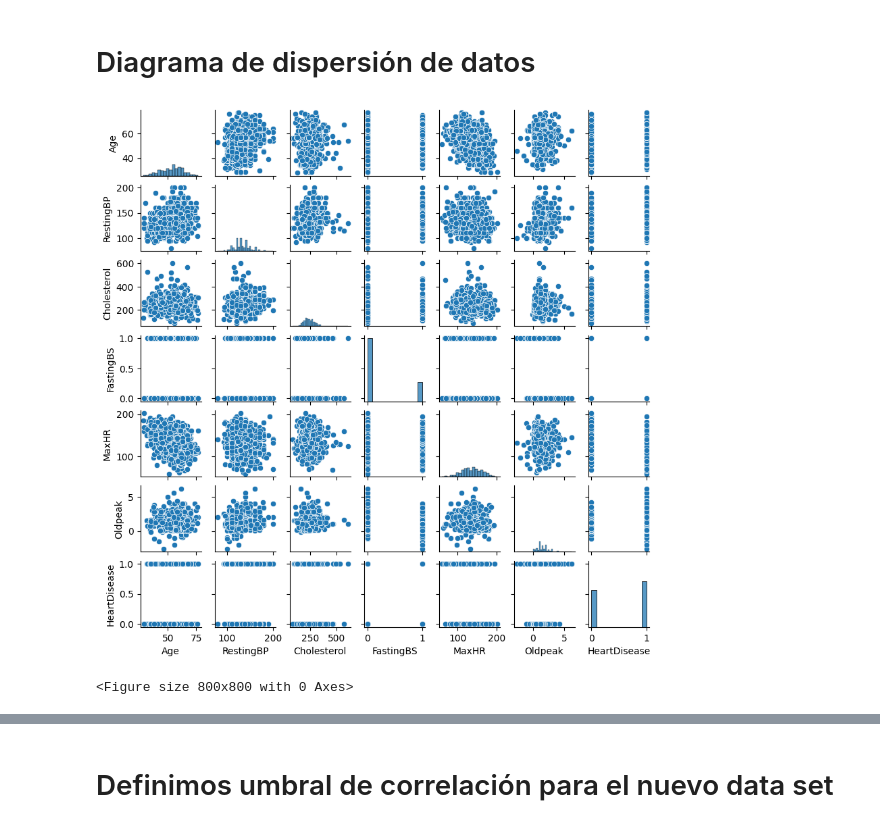
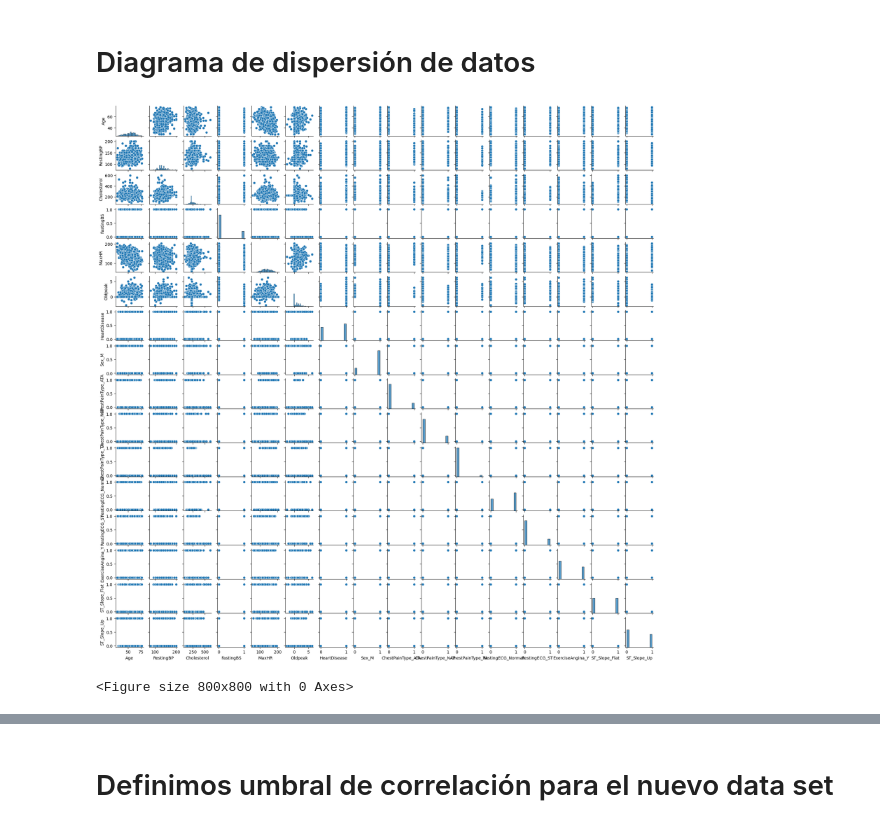
Before and after one commit to DiegoAlv9423/Taller_3_EDA, a Jupyter notebook: Taller_3_Análisis_bivariado.ipynb, the cells around one changed output, grey strips where cells are left out. Drawn from its saved outputs; the diff is of its cells as text; code cells hidden in the pictures.

```diff
--- a/Taller_3_Análisis_bivariado.ipynb
+++ b/Taller_3_Análisis_bivariado.ipynb
@@ -360,7 +311,7 @@ Para el análisis, usaremos los datos de df imputados con la media y con las var
 df_original=pd.read_csv('https://raw.githubusercontent.com/DiegoAlv9423/Taller_3_EDA/refs/heads/main/heart.csv')
 df_imp_media= df_original.copy()
 # Reemplazar ceros en 'Cholesterol', 'RestingBP' y 'Oldpeak' con la mediana de cada columna, ya que no es posible que estas variables sean cero
-for i in ['Cholesterol', 'RestingBP', 'Oldpeak']:
+for i in ['Cholesterol', 'RestingBP']:
     median_value = df_imp_media[i].median()
     df_imp_media.loc[df_imp_media[i] == 0, i] = median_value
 
@@ -562,9 +534,9 @@ Según la correlación la relación es negativa y moderada
 # Diagrama de dispersión de datos
 # %%
 # distribucion datos
-sns.pairplot(df, height=1.2)
+sns.pairplot(df_encoded_media, height=1.2)
 plt.figure(figsize=(8,8))
 plt.show()
 # %% [output]
-[figure, old version]
+[figure, new version]
 <Figure size 800x800 with 0 Axes>
```
Also changed, not shown: parts of 33 cells of this notebook.
